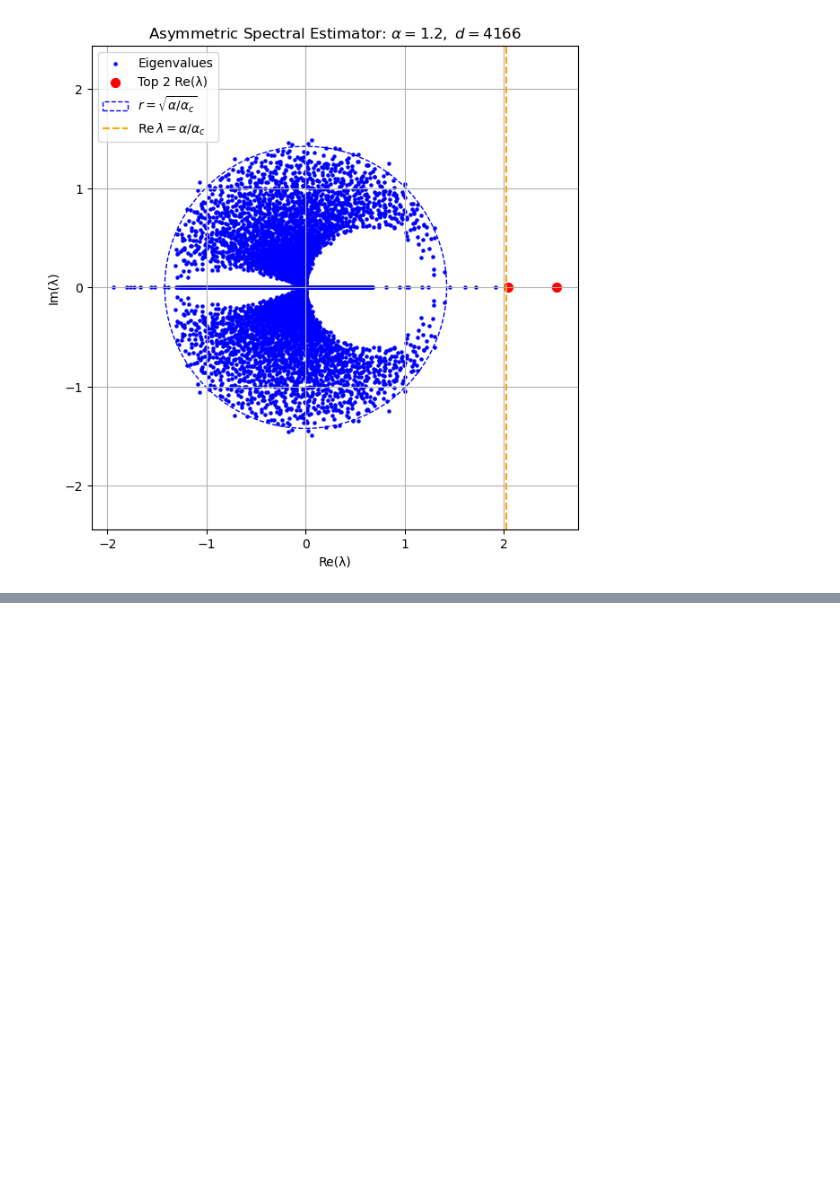
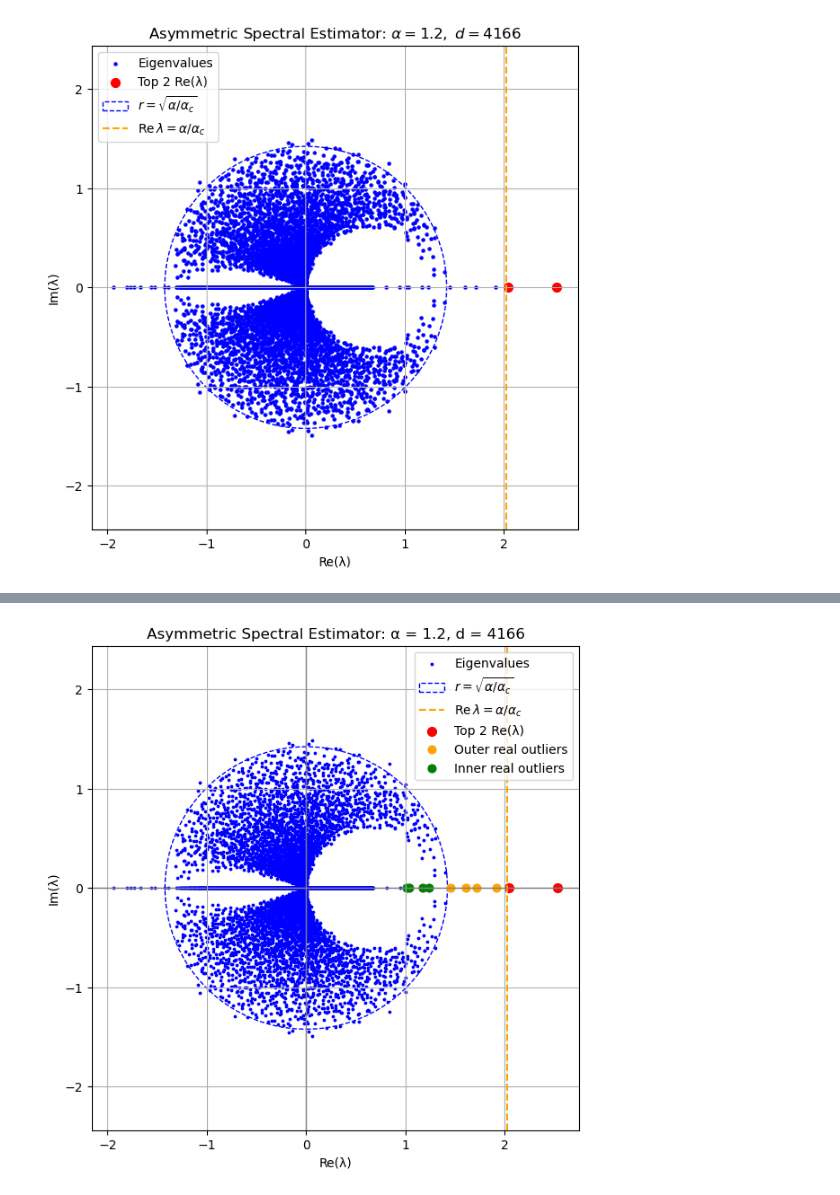
Before and after one commit to AuroraQinzy/SE, a Jupyter notebook: alphq=1.2.ipynb, the cells around one changed output, grey strips where cells are left out. Cells and saved outputs as stored; diff of their text form; code cells hidden in the pictures; blank space fills up the shorter version.

```diff
--- a/alphq=1.2.ipynb
+++ b/alphq=1.2.ipynb
@@ -104,0 +143,52 @@ L shape: torch.Size([10000, 10000]), L device: cuda:0
+# %%
+# 计算判定边界
+R = np.sqrt(alpha / alpha_c)        # 蓝色圆圈的半径
+thresh_ext = alpha / alpha_c        # 橙色虚线的位置
+
+# 判断是否为实轴特征值
+real_mask = np.isclose(eigvals_np.imag, 0.0, atol=1e-6)
+eigvals_real_only = eigvals_np[real_mask]
+real_parts = eigvals_real_only.real
+
+# 选出前10个最大 Re(λ) 的实数特征值
+top10_real_idx = np.argsort(real_parts)[-10:]
+top10_real_vals = eigvals_real_only[top10_real_idx]
+
+# 分类：红色（前2），橙色（落在外部圆环与虚线之间），绿色（内部漂移点）
+top2_vals = top10_real_vals[-2:]
+rest_vals = top10_real_vals[:-2]
+
+orange_vals = []
+green_vals = []
+for val in rest_vals:
+    if R < val.real < thresh_ext:
+        orange_vals.append(val)
+    elif val.real < R:
+        green_vals.append(val)
+
+# 绘图
+plt.figure(figsize=(7, 7))
+plt.scatter(eigvals_np.real, eigvals_np.imag, color="blue", s=3, label="Eigenvalues")
+
+# 虚线：蓝色圆 & 橙色阈值线
+circle = plt.Circle((0, 0), R, color="blue", linestyle="--", fill=False, label=r"$r = \sqrt{\alpha/\alpha_c}$")
+plt.gca().add_artist(circle)
+plt.axvline(thresh_ext, color="orange", linestyle="--", label=r"$\mathrm{Re}\,\lambda = \alpha/\alpha_c$")
+
+# 分类高亮
+plt.scatter([z.real for z in top2_vals], [z.imag for z in top2_vals], color="red", s=50, label="Top 2 Re(λ)")
+plt.scatter([z.real for z in orange_vals], [z.imag for z in orange_vals], color="orange", s=40, label="Outer real outliers")
+plt.scatter([z.real for z in green_vals], [z.imag for z in green_vals], color="green", s=40, label="Inner real outliers")
+
+# 画图设置
+plt.axhline(0, color='gray', linewidth=1)
+plt.axvline(0, color='gray', linewidth=1)
+plt.xlabel("Re(λ)")
+plt.ylabel("Im(λ)")
+plt.title(f"Asymmetric Spectral Estimator: α = {alpha}, d = {d}")
+plt.legend()
+plt.grid(True)
+plt.axis("equal")
+plt.show()
+# %% [output]
+[figure, added]
```
Also changed, not shown: parts of 5 cells of this notebook.
